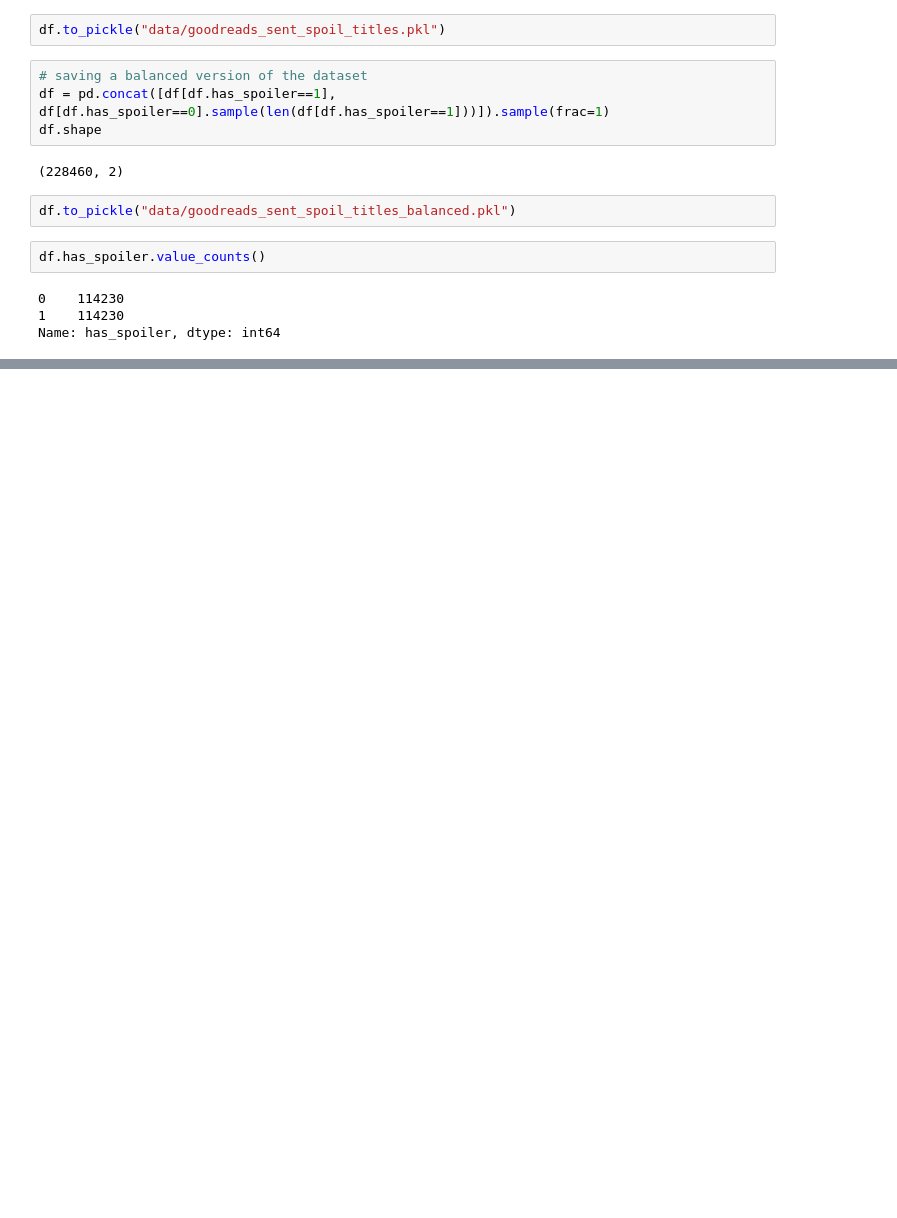
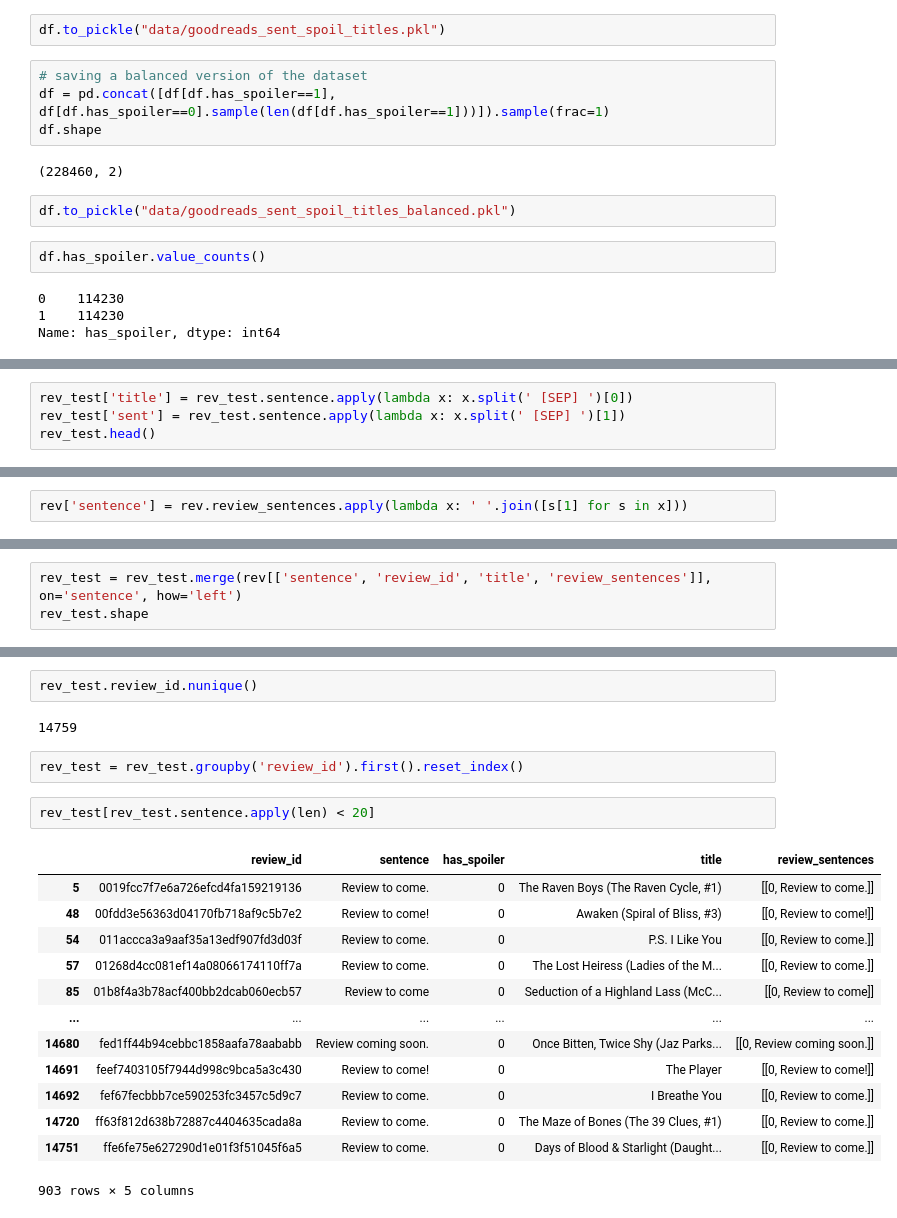
Before and after one commit to lemminkainen94/spoilerAlert, a Jupyter notebook: data_prep.ipynb, the cells around one changed output, grey strips where cells are left out. Cells and saved outputs as stored; diff of their text form; blank space fills up the shorter version.

```diff
--- a/data_prep.ipynb
+++ b/data_prep.ipynb
@@ -237,0 +324,4 @@ Name: has_spoiler, dtype: int64
+# %%
+rev_test['title'] = rev_test.sentence.apply(lambda x: x.split(' [SEP] ')[0])
+rev_test['sent'] = rev_test.sentence.apply(lambda x: x.split(' [SEP] ')[1])
+rev_test.head()
@@ -237,0 +335,2 @@ Name: has_spoiler, dtype: int64
+# %%
+rev['sentence'] = rev.review_sentences.apply(lambda x: ' '.join([s[1] for s in x]))
@@ -237,0 +339,3 @@ Name: has_spoiler, dtype: int64
+# %%
+rev_test = rev_test.merge(rev[['sentence', 'review_id', 'title', 'review_sentences']], on='sentence', how='left')
+rev_test.shape
@@ -237,0 +353,22 @@ Name: has_spoiler, dtype: int64
+# %%
+rev_test.review_id.nunique()
+# %% [output]
+14759
+# %%
+rev_test = rev_test.groupby('review_id').first().reset_index()
+# %%
+rev_test[rev_test.sentence.apply(len) < 20]
+# %% [output]
+|  | review_id | sentence | has_spoiler | title | review_sentences |
+| 5 | 0019fcc7f7e6a726efcd4fa159219136 | Review to come. | 0 | The Raven Boys (The Raven Cycle, #1) | [[0, Review to come.]] |
+| 48 | 00fdd3e56363d04170fb718af9c5b7e2 | Review to come! | 0 | Awaken (Spiral of Bliss, #3) | [[0, Review to come!]] |
+| 54 | 011accca3a9aaf35a13edf907fd3d03f | Review to come. | 0 | P.S. I Like You | [[0, Review to come.]] |
+| 57 | 01268d4cc081ef14a08066174110ff7a | Review to come. | 0 | The Lost Heiress (Ladies of the M... | [[0, Review to come.]] |
+| 85 | 01b8f4a3b78acf400bb2dcab060ecb57 | Review to come | 0 | Seduction of a Highland Lass (McC... | [[0, Review to come]] |
+| ... | ... | ... | ... | ... | ... |
+| 14680 | fed1ff44b94cebbc1858aafa78aababb | Review coming soon. | 0 | Once Bitten, Twice Shy (Jaz Parks... | [[0, Review coming soon.]] |
+| 14691 | feef7403105f7944d998c9bca5a3c430 | Review to come! | 0 | The Player | [[0, Review to come!]] |
+| 14692 | fef67fecbbb7ce590253fc3457c5d9c7 | Review to come. | 0 | I Breathe You | [[0, Review to come.]] |
+| 14720 | ff63f812d638b72887c4404635cada8a | Review to come. | 0 | The Maze of Bones (The 39 Clues, #1) | [[0, Review to come.]] |
+| 14751 | ffe6fe75e627290d1e01f3f51045f6a5 | Review to come. | 0 | Days of Blood & Starlight (Daught... | [[0, Review to come.]] |
+903 rows × 5 columns
```
Also changed, not shown: parts of 46 cells of this notebook, 7 other files.
